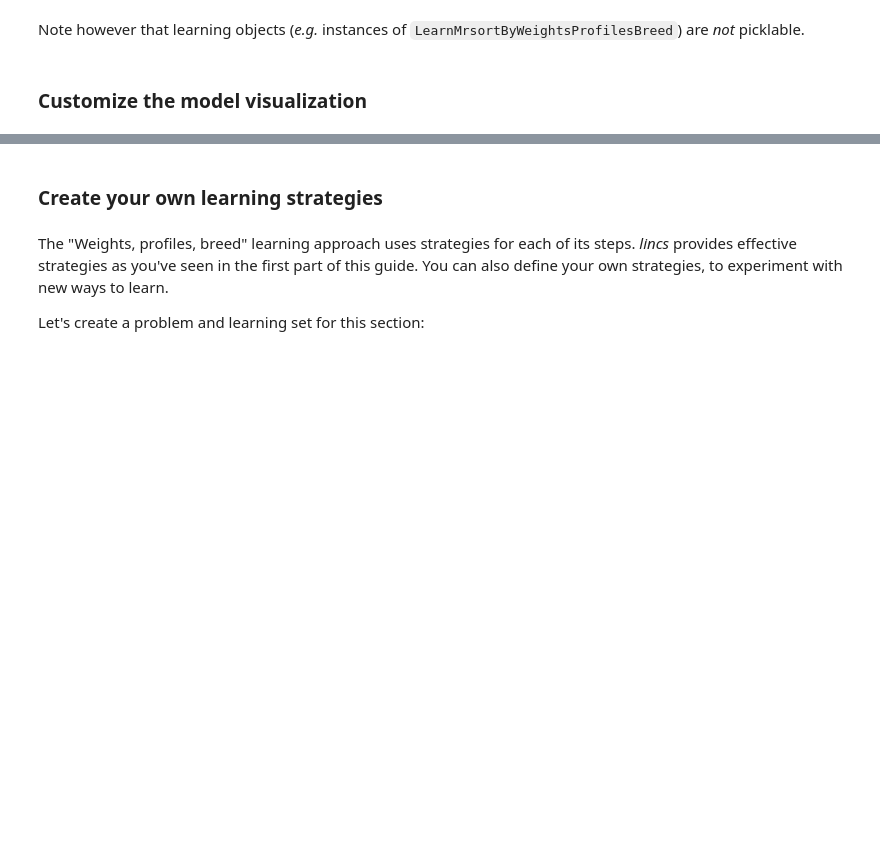
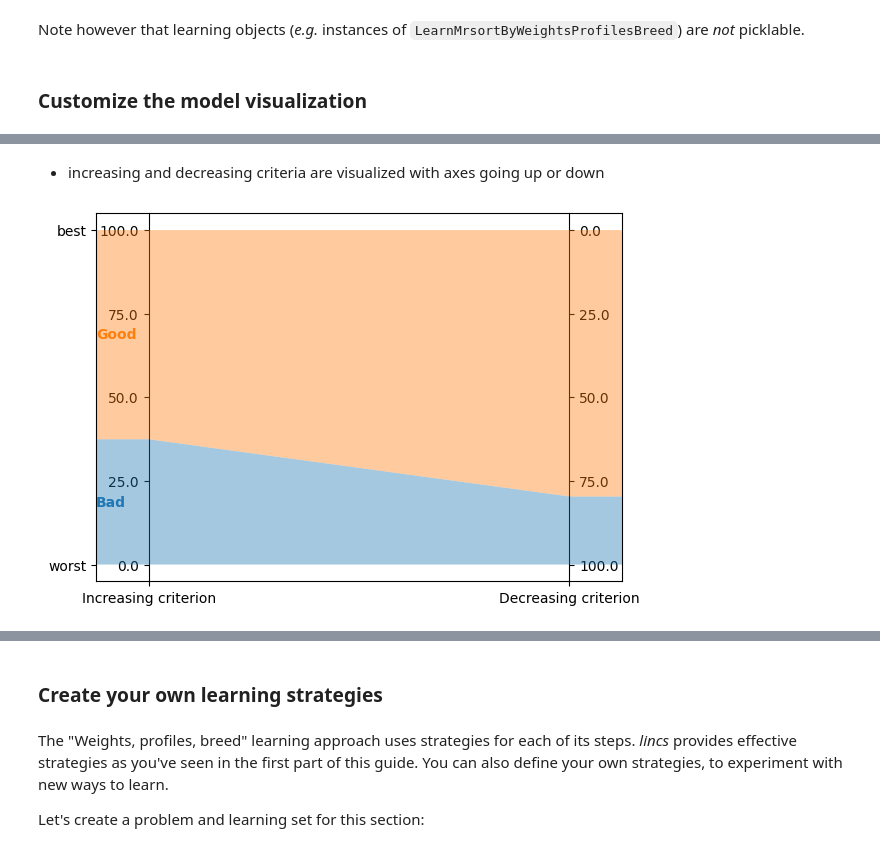
Before and after one commit to MICS-Lab/lincs, a Jupyter notebook: doc-sources/python-api/python-api.ipynb, the cells around one changed output, grey strips where cells are left out. Drawn from its saved outputs; the diff is of its cells as text; code cells hidden in the pictures; blank space fills up the shorter version.

```diff
--- a/doc-sources/python-api/python-api.ipynb
+++ b/doc-sources/python-api/python-api.ipynb
@@ -466,0 +496,15 @@ Note however that learning objects (*e.g.* instances of `LearnMrsortByWeightsPro
+# %% [markdown]
+- increasing and decreasing criteria are visualized with axes going up or down
+# %%
+problem = lc.Problem(
+    [
+        lc.Criterion("Increasing criterion", lc.Criterion.RealValues(lc.Criterion.PreferenceDirection.increasing, 0, 100)),
+        lc.Criterion("Decreasing criterion", lc.Criterion.RealValues(lc.Criterion.PreferenceDirection.decreasing, 0, 100)),
+    ],
+    [lc.Category("Bad"), lc.Category("Good")]
+)
+model = lc.generate_mrsort_model(problem, 42)
+axes = plt.subplots(1, 1, figsize=(6, 4), layout="constrained")[1]
+lc.visualize_model(problem, model, [], axes)
+# %% [output]
+[figure, added]
```
Also changed, not shown: parts of 11 cells of this notebook, 15 other files.
